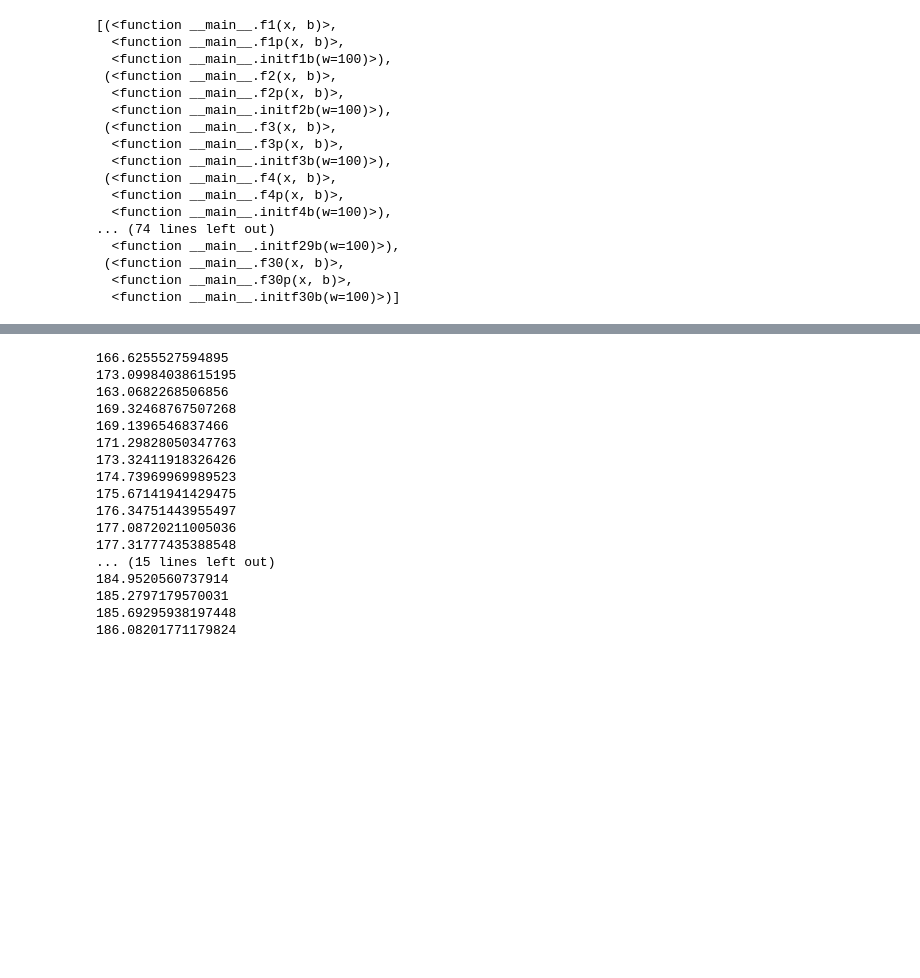
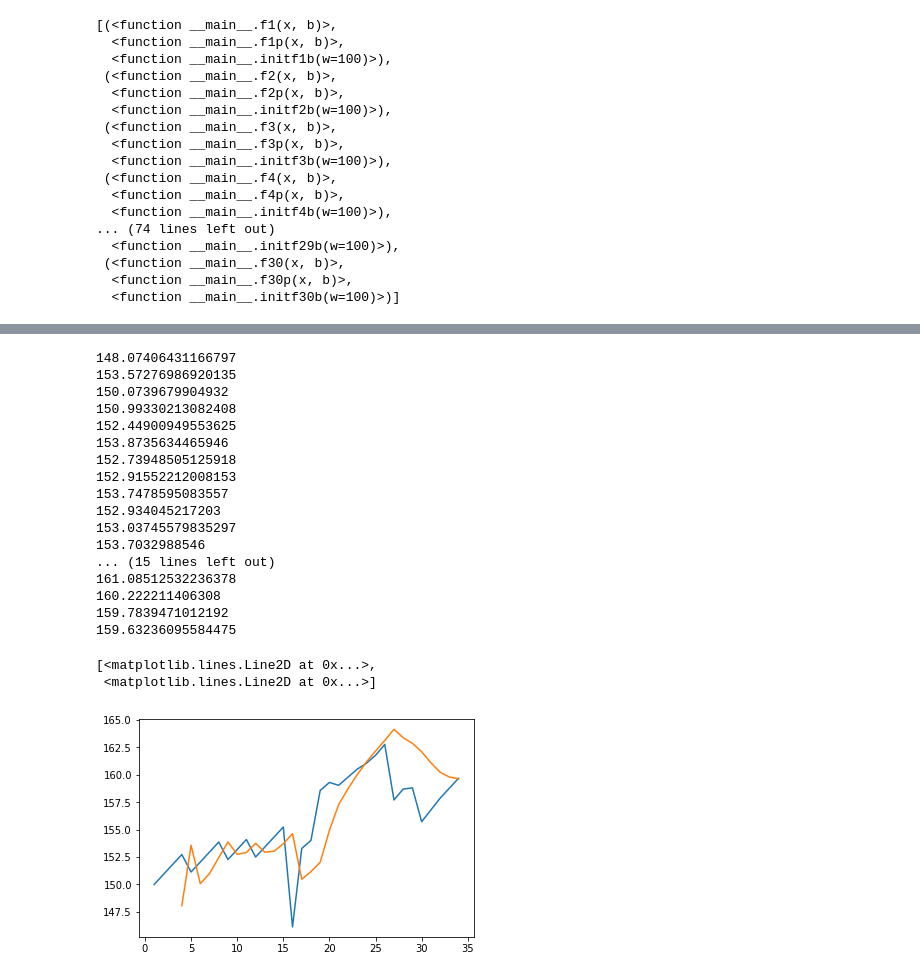
Before and after one commit to ks2117/maxer, a Jupyter notebook: python-model/Untitled.ipynb, the cells around one changed output, grey strips where cells are left out. Saved outputs shown, nothing was run; the diff lists cells and outputs as text; code cells hidden in the pictures; blank space fills up the shorter version.

Commit message:
added model prediction plotting

```diff
--- a/python-model/Untitled.ipynb
+++ b/python-model/Untitled.ipynb
@@ -116,3 +73,0 @@ def model_growth(vals, days, max_iter=50):
-# %%
-for i in range(3, len(data)):
-    print(model_growth(data[:i], xs[:i])[2])
@@ -143,3 +73,0 @@ model_growth(data, xs, 1000)
-# %%
-for x in xs:
-    print(-r(0, x, beta))
@@ -633,7 +543,7 @@ def model_growth(vals, days, fun, funp, initb, max_iter=50):
                 beta = b[1]
         if og_cost == min_cost:
             break
-    return min_cost, beta, fun(days[-1], beta)
+    return min_cost, beta, fun(days[-1] + 1, beta)
 # %%
 model_growth(data, xs, f18, f18p, initf18b, 1000)
 # %% [output]
@@ -643,22 +553,30 @@ model_growth(data, xs, f18, f18p, initf18b, 1000)
 # %%
-f, fp, initfb = funs[1]
+f, fp, initfb = funs[3]
+a = []
 for i in range(3, len(data)):
-    print(model_growth(data[:i], xs[:i], f, fp, initfb, 200)[2])
+    a.append(model_growth(data[:i], xs[:i], f, fp, initfb, 1000)[2])
+    print(a[-1])
 # %% [output]
-166.6255527594895
-173.09984038615195
-163.0682268506856
-169.32468767507268
-169.1396546837466
-171.29828050347763
-173.32411918326426
-174.73969969989523
-175.67141941429475
-176.34751443955497
-177.08720211005036
-177.31777435388548
+148.07406431166797
+153.57276986920135
+150.0739679904932
+150.99330213082408
+152.44900949553625
+153.8735634465946
+152.73948505125918
+152.91552212008153
+153.7478595083557
+152.934045217203
+153.03745579835297
+153.7032988546
 ... (15 lines left out)
-184.9520560737914
-185.2797179570031
-185.69295938197448
-186.08201771179824
+161.08512532236378
+160.222211406308
+159.7839471012192
+159.63236095584475
+# %%
+plot(xs, data, xs[3:], a)
+# %% [output]
+[<matplotlib.lines.Line2D at 0x...>,
+ <matplotlib.lines.Line2D at 0x...>]
+[figure, added]
```
Also changed, not shown: parts of 9 cells of this notebook.
